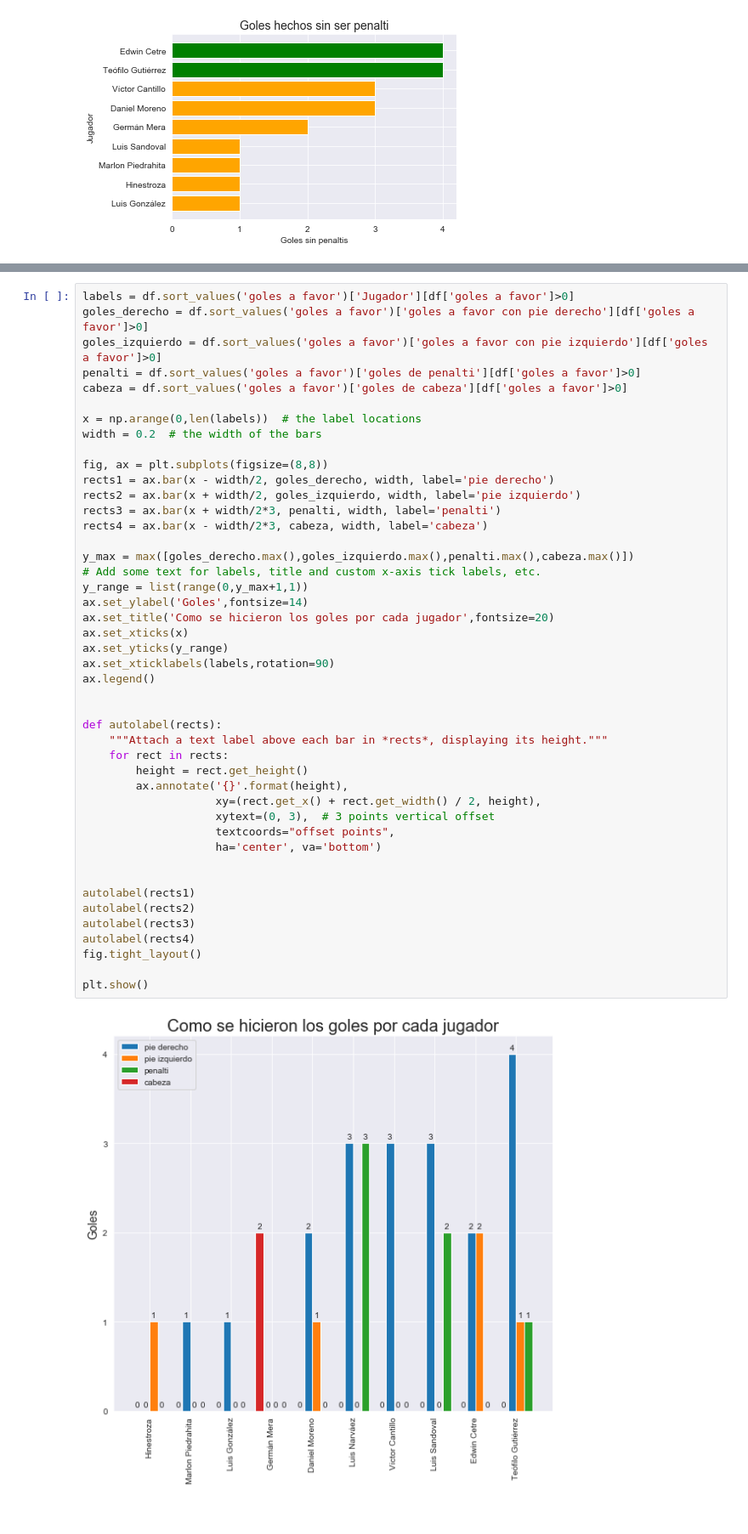
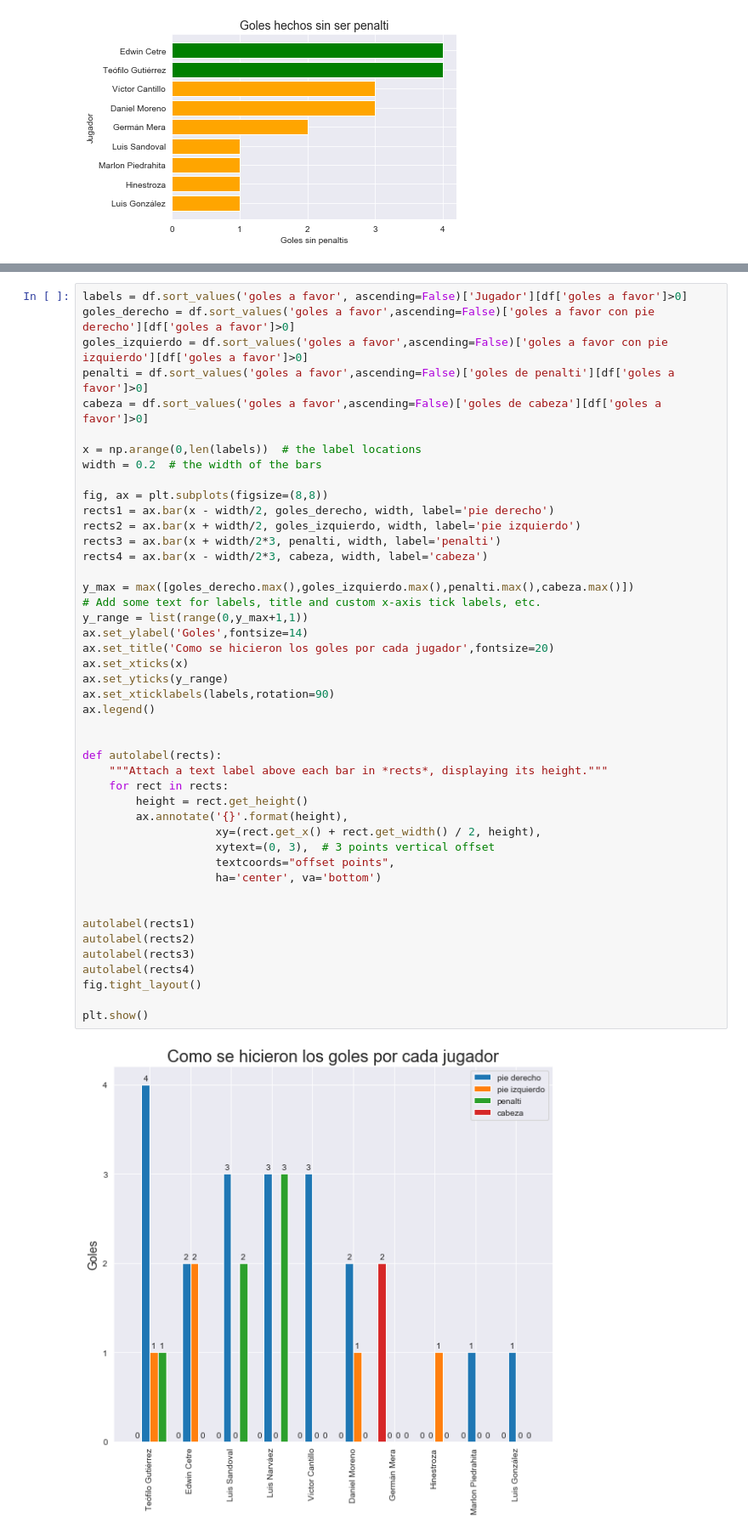
Before and after one commit to cristiangomez811/analisis_deportivo, a Jupyter notebook: analisis_junior_final_192.ipynb, the cells around one changed output, grey strips where cells are left out. Shown at 85% size. Drawn from its saved outputs; the diff is of its cells as text.

```diff
--- a/analisis_junior_final_192.ipynb
+++ b/analisis_junior_final_192.ipynb
@@ -213,11 +213,11 @@ pie_plot(list_goles,labels)
 # %% [output]
 [figure]
 # %%
-labels = df.sort_values('goles a favor')['Jugador'][df['goles a favor']>0]
-goles_derecho = df.sort_values('goles a favor')['goles a favor con pie derecho'][df['goles a favor']>0]
-goles_izquierdo = df.sort_values('goles a favor')['goles a favor con pie izquierdo'][df['goles a favor']>0]
-penalti = df.sort_values('goles a favor')['goles de penalti'][df['goles a favor']>0]
-cabeza = df.sort_values('goles a favor')['goles de cabeza'][df['goles a favor']>0]
+labels = df.sort_values('goles a favor', ascending=False)['Jugador'][df['goles a favor']>0]
+goles_derecho = df.sort_values('goles a favor',ascending=False)['goles a favor con pie derecho'][df['goles a favor']>0]
+goles_izquierdo = df.sort_values('goles a favor',ascending=False)['goles a favor con pie izquierdo'][df['goles a favor']>0]
+penalti = df.sort_values('goles a favor',ascending=False)['goles de penalti'][df['goles a favor']>0]
+cabeza = df.sort_values('goles a favor',ascending=False)['goles de cabeza'][df['goles a favor']>0]
 
 x = np.arange(0,len(labels))  # the label locations
 width = 0.2  # the width of the bars
@@ -231,31 +231,31 @@ rects4 = ax.bar(x - width/2*3, cabeza, width, label='cabeza')
 y_max = max([goles_derecho.max(),goles_izquierdo.max(),penalti.max(),cabeza.max()])
 # Add some text for labels, title and custom x-axis tick labels, etc.
 y_range = list(range(0,y_max+1,1))
 ax.set_ylabel('Goles',fontsize=14)
 ax.set_title('Como se hicieron los goles por cada jugador',fontsize=20)
 ax.set_xticks(x)
 ax.set_yticks(y_range)
 ax.set_xticklabels(labels,rotation=90)
 ax.legend()
 
 
 def autolabel(rects):
     """Attach a text label above each bar in *rects*, displaying its height."""
     for rect in rects:
         height = rect.get_height()
         ax.annotate('{}'.format(height),
                     xy=(rect.get_x() + rect.get_width() / 2, height),
                     xytext=(0, 3),  # 3 points vertical offset
                     textcoords="offset points",
                     ha='center', va='bottom')
 
 
 autolabel(rects1)
 autolabel(rects2)
 autolabel(rects3)
 autolabel(rects4)
 fig.tight_layout()
 
 plt.show()
 # %% [output]
-[figure, old version]
+[figure, new version]
```
Also changed, not shown: parts of 6 cells of this notebook.
